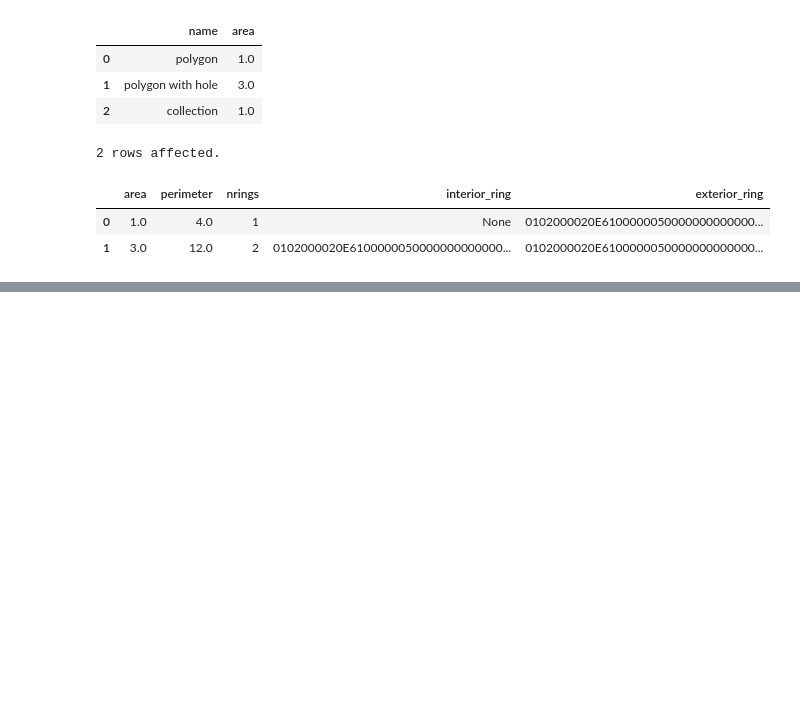
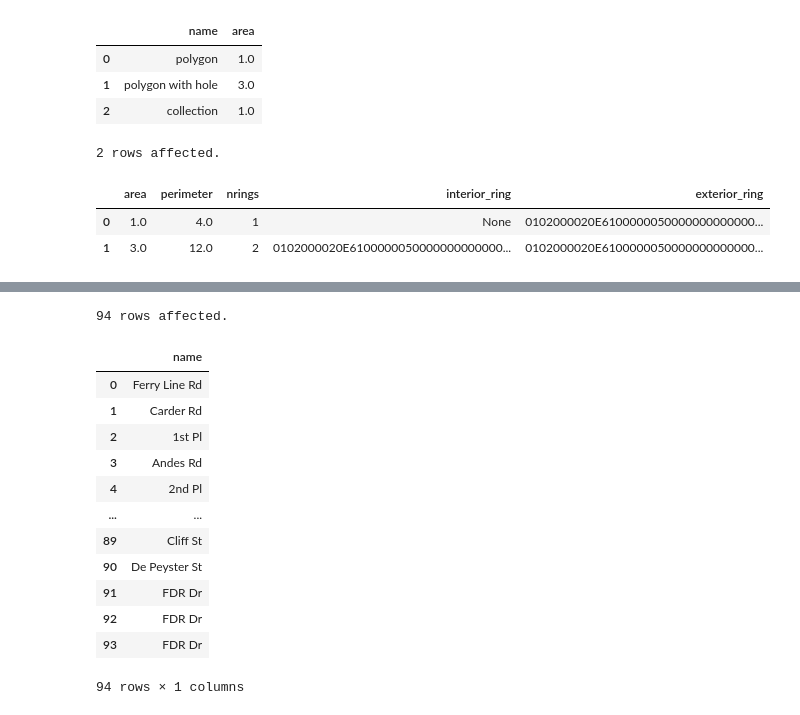
Before and after one commit to Vikash-exe/SQL, a Jupyter notebook: PostgreSQL.ipynb, the cells around one changed output, grey strips where cells are left out. Cells and saved outputs as stored; diff of their text form; code cells hidden in the pictures; blank space fills up the shorter version.

```diff
--- a/PostgreSQL.ipynb
+++ b/PostgreSQL.ipynb
@@ -325,0 +435,20 @@ FROM geometrics;
+# %%
+%%sql
+SELECT name
+FROM nyc_streets
+WHERE ST_Dwithin(geom, ST_GeomFromText('POINT(583304.1823994748 4506069.654048115)', 26918), 1000);
+# %% [output]
+94 rows affected.
+|  | name |
+| 0 | Ferry Line Rd |
+| 1 | Carder Rd |
+| 2 | 1st Pl |
+| 3 | Andes Rd |
+| 4 | 2nd Pl |
+| ... | ... |
+| 89 | Cliff St |
+| 90 | De Peyster St |
+| 91 | FDR Dr |
+| 92 | FDR Dr |
+| 93 | FDR Dr |
+94 rows × 1 columns
```
Also changed, not shown: parts of 14 cells of this notebook.
